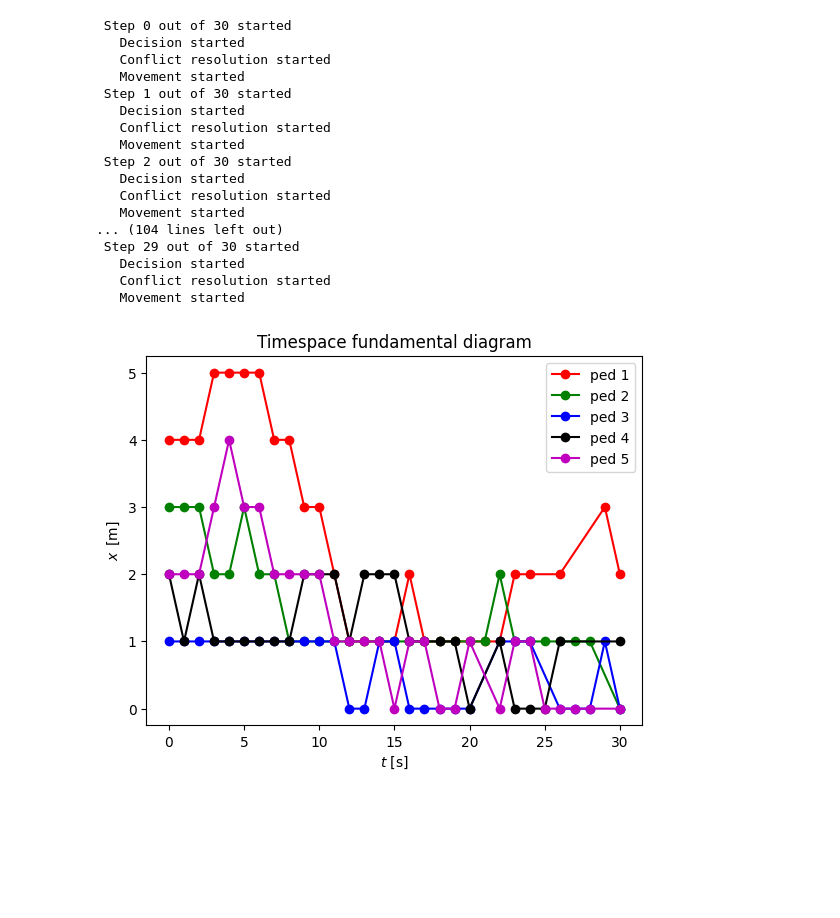
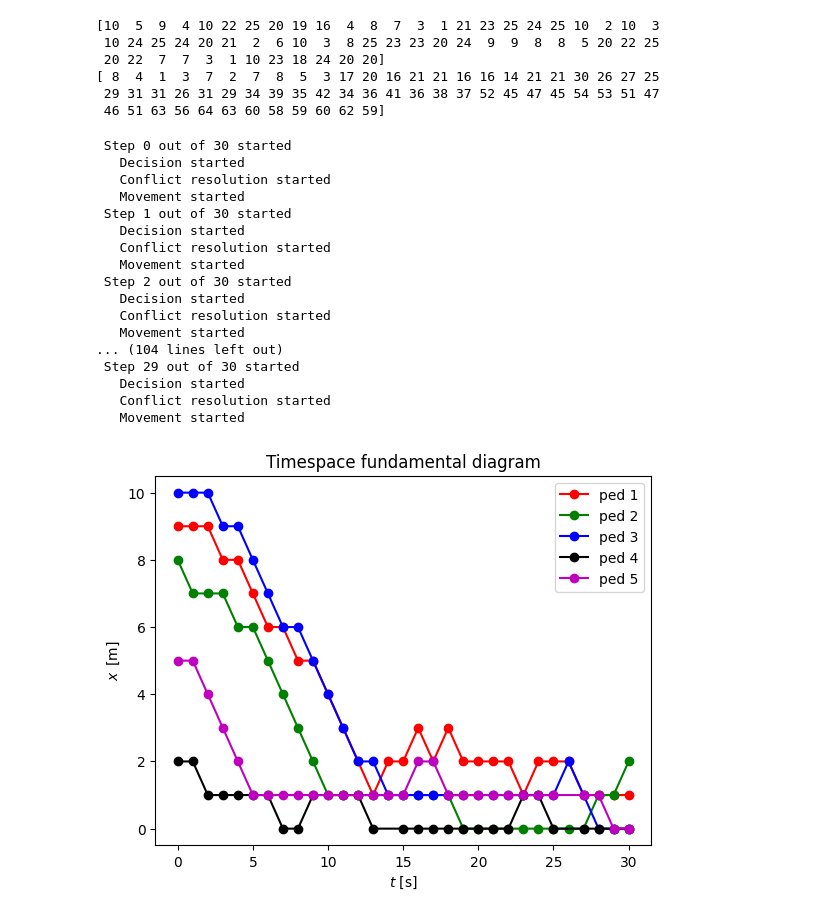
Before and after one commit to matule00/SSI-seminarka-2, a Jupyter notebook: ssi_seminarka_2.ipynb, the cells around one changed output. Drawn from its saved outputs; the diff is of its cells as text; code cells hidden in the pictures; blank space fills up the shorter version.

```diff
--- a/ssi_seminarka_2.ipynb
+++ b/ssi_seminarka_2.ipynb
@@ -425,3 +292,14 @@ middle: 13
+# %%
+x, y = generate_ped(5, storey)
+print(x)
+print(y)
+# %% [output]
+[10  5  9  4 10 22 25 20 19 16  4  8  7  3  1 21 23 25 24 25 10  2 10  3
+ 10 24 25 24 20 21  2  6 10  3  8 25 23 23 20 24  9  9  8  8  5 20 22 25
+ 20 22  7  7  3  1 10 23 18 24 20 20]
+[ 8  4  1  3  7  2  7  8  5  3 17 20 16 21 21 16 16 14 21 21 30 26 27 25
+ 29 31 31 26 31 29 34 39 35 42 34 36 41 36 38 37 52 45 47 45 54 53 51 47
+ 46 51 63 56 64 63 60 58 59 60 62 59]
 # %%
 #============================================#
 #              SCRIPT STARTS HERE            #
@@ -432,22 +310,22 @@ middle: 13
 #======================#
 
 # Constants - dictionary
-const = {'N_ped': 5,                # numer of peds in the system
+const = {'N_ped': 60,                # numer of peds in the system
          'N_step': 30,              # number of steps
-         'grid_size_x': 23,          # number of rows
-         'grid_size_y': 27,
+         'grid_size_x': 29,          # number of rows
+         'grid_size_y': 69,
          'dt': 1,                   # time step length [s]
          'attractor_x': 0,         # x position of attractor [cell]
          'attractor_y': 13           # y position of attractor [cell]
         }
 
 # Init time, positions and velocities
-t =  [0,  0, 0, 0, 0]
-x =  [4, 3, 1, 2, 2]
-y =  [1, 2, 2, 1, 4]
+
+x, y = generate_ped(5, storey)
+t = np.zeros(len(x))
 
 # Init data containers
-ped_data = init_ped_data(t,x,y)
+ped_data = init_ped_data(t,y,x)
 
 
 #======================#
@@ -464,71 +342,31 @@ for i in rep:
 
     # model desision loop over all peds
     print('   Decision started')
     rep2 = range(const['N_ped'])
     for j in rep2:
         ped_data = one_ped_decision(ped_data, j, storey, const)
 
     # conflict resolution
     ped_data = resolve_conflicts(ped_data, const, act_t)
 
     # model movement loop over all peds
     ped_data = execute_all_steps(ped_data, const, act_t)
-
-
-#======================#
-#     POSTPROCESSING   #
-#======================#
-
-
-# Timespace fundamental diagram
-plt.figure()
-plt.plot(ped_data.t[0], ped_data.x[0], 'r-o', label = 'ped 1')
-plt.plot(ped_data.t[1], ped_data.x[1], 'g-o', label = 'ped 2')
-plt.plot(ped_data.t[2], ped_data.x[2], 'b-o', label = 'ped 3')
-plt.plot(ped_data.t[3], ped_data.x[3], 'k-o', label = 'ped 4')
-plt.plot(ped_data.t[4], ped_data.x[4], 'm-o', label = 'ped 5')
-plt.title('Timespace fundamental diagram')
-plt.xlabel(r'$t \,\,\mathrm{[s]}$')
-plt.ylabel(r'$x \,\,\, \mathrm{[m]}$')
-#plt.xlim(0, 10)
-#plt.ylim(0, 120)
-plt.legend()
-plt.show()
-
-# Aerial plot
-plt.figure()
-
-plt.plot(ped_data.y[0],ped_data.x[0],  'r-o', label = 'ped 1')
-plt.plot(ped_data.y[1],ped_data.x[1],  'g-o', label = 'ped 2')
-plt.plot(ped_data.y[2],ped_data.x[2],  'b-o', label = 'ped 3')
-plt.plot(ped_data.y[3],ped_data.x[3],  'k-o', label = 'ped 4')
-plt.plot(ped_data.y[4],ped_data.x[4],  'm-o', label = 'ped 5')
-plt.plot( const['attractor_y'],const['attractor_x'], 'r*', label = 'ped 1', markersize=10)
-#plt.gca().invert_yaxis()  # Reverse the direction of the y-axis
-plt.title('Aerial plot')
-plt.xlabel(r'$x \,\,\mathrm{[m]}$')
-plt.ylabel(r'$y \,\,\, \mathrm{[m]}$')
-plt.xlim(0, 24)
-plt.ylim(0, 28)
-plt.legend()
-plt.gca().invert_yaxis()  # Reverse the direction of the y-axis
-plt.show()
 # %% [output]
  Step 0 out of 30 started
    Decision started
    Conflict resolution started
    Movement started
  Step 1 out of 30 started
    Decision started
    Conflict resolution started
    Movement started
  Step 2 out of 30 started
    Decision started
    Conflict resolution started
    Movement started
 ... (104 lines left out)
  Step 29 out of 30 started
    Decision started
    Conflict resolution started
    Movement started
-[figure, old version]
+[figure, new version]
```
Also changed, not shown: parts of 9 cells of this notebook.
